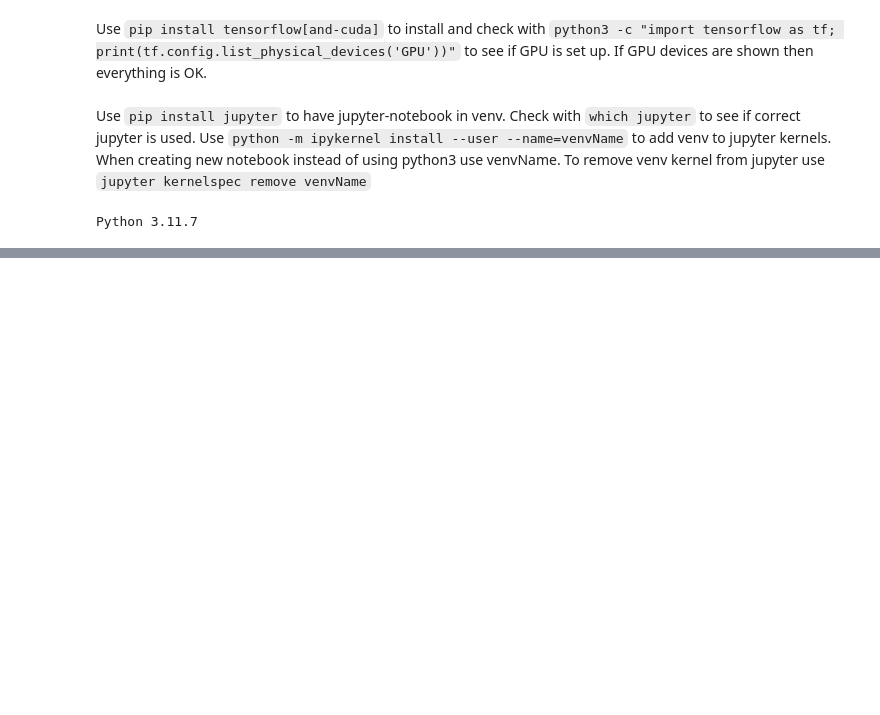
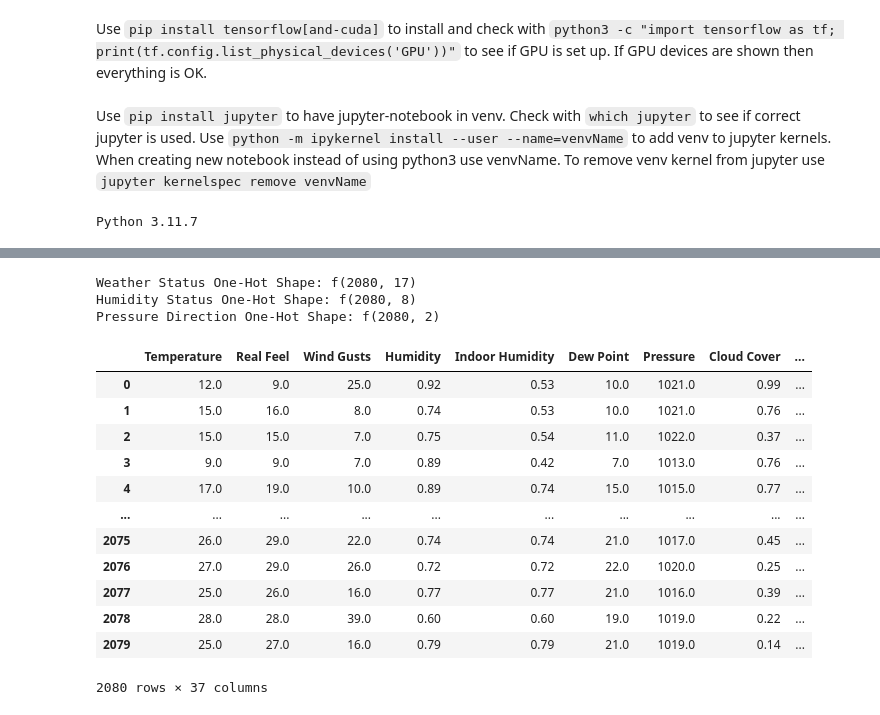
Before and after one commit to MrAliTheGreat/GlobalAirQuality, a Jupyter notebook: TabularDNN.ipynb, the cells around one changed output, grey strips where cells are left out. Cells and saved outputs as stored; diff of their text form; code cells hidden in the pictures; blank space fills up the shorter version.

```diff
--- a/TabularDNN.ipynb
+++ b/TabularDNN.ipynb
@@ -42,0 +49,10 @@ df.head()
+# %%
+# Used in training --> Conversion required for warning in normalization!
+df = df.astype({
+    "Temperature": "float64",
+    "Real Feel": "float64",
+    "Wind Gusts": "float64",
+    "Dew Point": "float64",
+    "Pressure": "float64",
+    "Cloud Ceiling": "float64"
+})
@@ -42,0 +81,5 @@ df.head()
+# %%
+df = df.drop(["Date", "Time", "AQI", "Amount-PM2.5", "Amount-PM10", "Amount-NO2", "Amount-O3", "Filename"], axis = 1)
+# %%
+input_df = df.iloc[:, :-4]
+input_df
@@ -42,0 +117,30 @@ df.head()
+# %%
+weatherStatus = pd.get_dummies(df["Weather Status"], dtype = float, drop_first = True)
+humidityStatus = pd.get_dummies(df["Humidity Status"], dtype = float, drop_first = True)
+pressureDirection = pd.get_dummies(df["Pressure Direction"], dtype = float, drop_first = True)
+
+print(f"Weather Status One-Hot Shape: f{weatherStatus.shape}")
+print(f"Humidity Status One-Hot Shape: f{humidityStatus.shape}")
+print(f"Pressure Direction One-Hot Shape: f{pressureDirection.shape}")
+# %% [output]
+Weather Status One-Hot Shape: f(2080, 17)
+Humidity Status One-Hot Shape: f(2080, 8)
+Pressure Direction One-Hot Shape: f(2080, 2)
+# %%
+input_df = input_df.drop(["Weather Status", "Humidity Status", "Pressure Direction"], axis = 1)
+input_df = pd.concat([input_df, weatherStatus, humidityStatus, pressureDirection], axis = 1)
+input_df
+# %% [output]
+|  | Temperature | Real Feel | Wind Gusts | Humidity | Indoor Humidity | Dew Point | Pressure | Cloud Cover | ... |
+| 0 | 12.0 | 9.0 | 25.0 | 0.92 | 0.53 | 10.0 | 1021.0 | 0.99 | ... |
+| 1 | 15.0 | 16.0 | 8.0 | 0.74 | 0.53 | 10.0 | 1021.0 | 0.76 | ... |
+| 2 | 15.0 | 15.0 | 7.0 | 0.75 | 0.54 | 11.0 | 1022.0 | 0.37 | ... |
+| 3 | 9.0 | 9.0 | 7.0 | 0.89 | 0.42 | 7.0 | 1013.0 | 0.76 | ... |
+| 4 | 17.0 | 19.0 | 10.0 | 0.89 | 0.74 | 15.0 | 1015.0 | 0.77 | ... |
+| ... | ... | ... | ... | ... | ... | ... | ... | ... | ... |
+| 2075 | 26.0 | 29.0 | 22.0 | 0.74 | 0.74 | 21.0 | 1017.0 | 0.45 | ... |
+| 2076 | 27.0 | 29.0 | 26.0 | 0.72 | 0.72 | 22.0 | 1020.0 | 0.25 | ... |
+| 2077 | 25.0 | 26.0 | 16.0 | 0.77 | 0.77 | 21.0 | 1016.0 | 0.39 | ... |
+| 2078 | 28.0 | 28.0 | 39.0 | 0.60 | 0.60 | 19.0 | 1019.0 | 0.22 | ... |
+| 2079 | 25.0 | 27.0 | 16.0 | 0.79 | 0.79 | 21.0 | 1019.0 | 0.14 | ... |
+2080 rows × 37 columns
```
Also changed, not shown: parts of 18 cells of this notebook, 1 other file.
